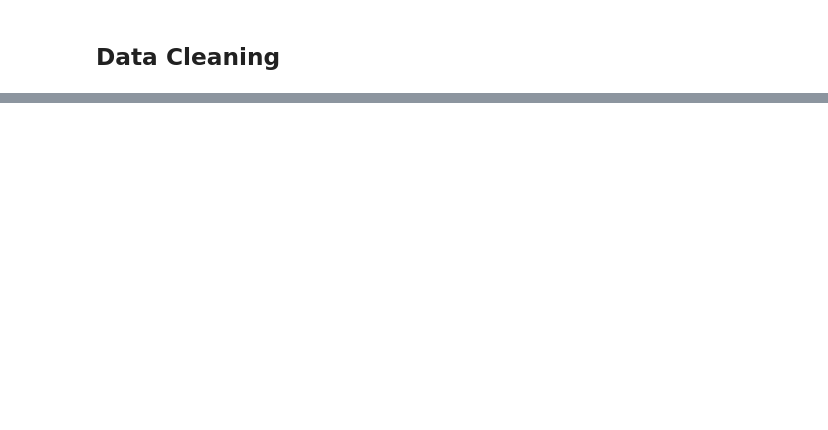
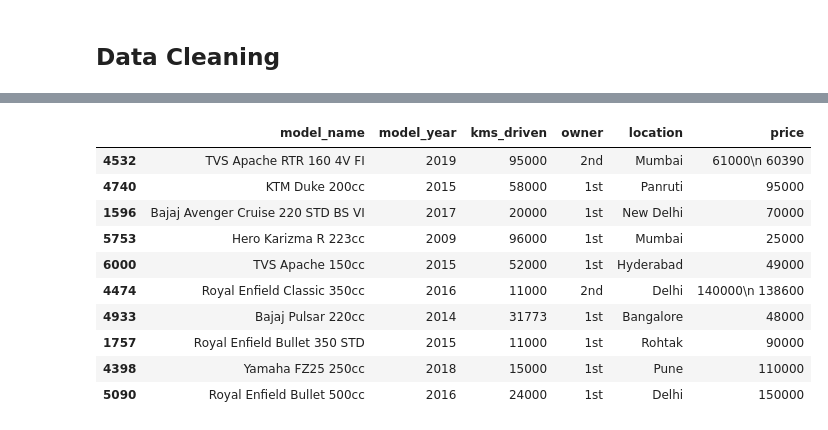
Before and after one commit to ropali/used_bike_price_prediction, a Jupyter notebook: notebooks/01-basic-preprocessing.ipynb, the cells around one changed output, grey strips where cells are left out. Cells and saved outputs as stored; diff of their text form; code cells hidden in the pictures; blank space fills up the shorter version.

```diff
--- a/notebooks/01-basic-preprocessing.ipynb
+++ b/notebooks/01-basic-preprocessing.ipynb
@@ -61,3 +143,17 @@ df.head()
+# %%
+df.sample(10)
+# %% [output]
+|  | model_name | model_year | kms_driven | owner | location | price |
+| 4532 | TVS Apache RTR 160 4V FI | 2019 | 95000 | 2nd | Mumbai | 61000\n 60390 |
+| 4740 | KTM Duke 200cc | 2015 | 58000 | 1st | Panruti | 95000 |
+| 1596 | Bajaj Avenger Cruise 220 STD BS VI | 2017 | 20000 | 1st | New Delhi | 70000 |
+| 5753 | Hero Karizma R 223cc | 2009 | 96000 | 1st | Mumbai | 25000 |
+| 6000 | TVS Apache 150cc | 2015 | 52000 | 1st | Hyderabad | 49000 |
+| 4474 | Royal Enfield Classic 350cc | 2016 | 11000 | 2nd | Delhi | 140000\n 138600 |
+| 4933 | Bajaj Pulsar 220cc | 2014 | 31773 | 1st | Bangalore | 48000 |
+| 1757 | Royal Enfield Bullet 350 STD | 2015 | 11000 | 1st | Rohtak | 90000 |
+| 4398 | Yamaha FZ25 250cc | 2018 | 15000 | 1st | Pune | 110000 |
+| 5090 | Royal Enfield Bullet 500cc | 2016 | 24000 | 1st | Delhi | 150000 |
 # %%
 df.info()
 # %% [output]
```
Also changed, not shown: parts of 23 cells of this notebook, 3 other files.
